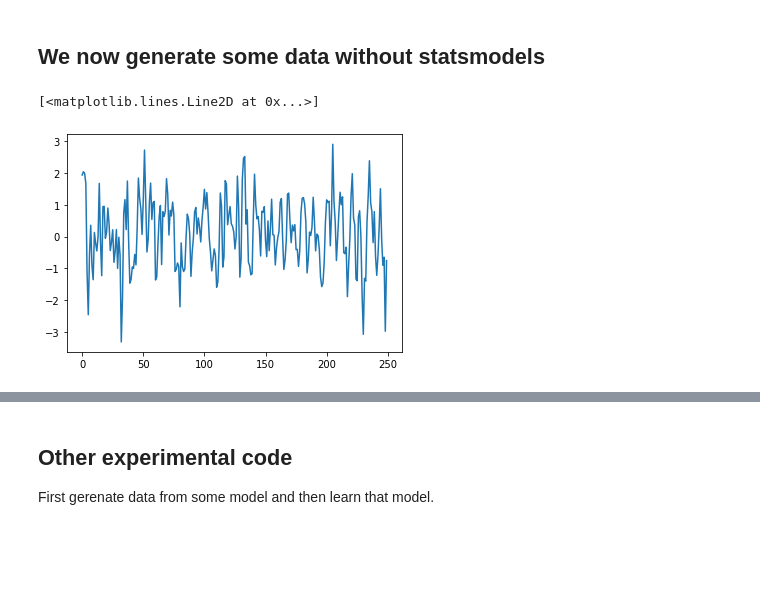
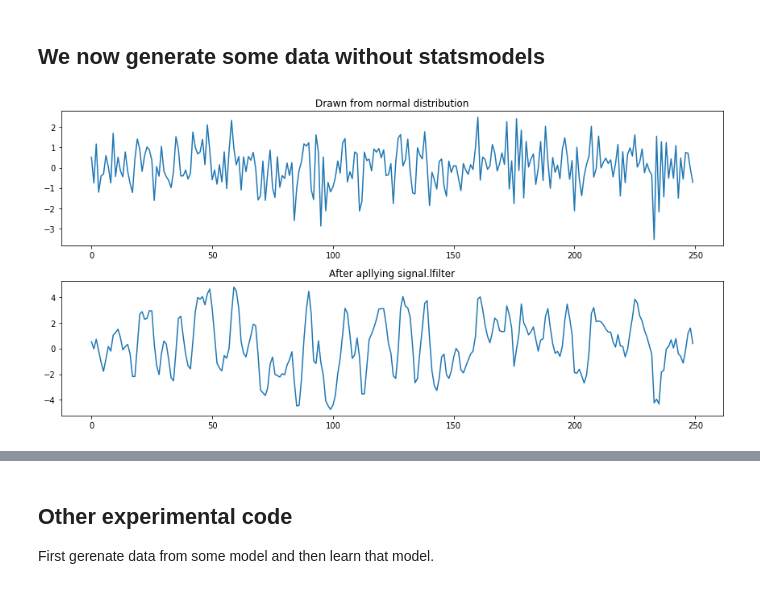
Before and after one commit to clemenspeters/ARIMA, a Jupyter notebook: experiment_sm-tsa-arma_generate_sample.ipynb, the cells around one changed output, grey strips where cells are left out. Saved outputs shown, nothing was run; the diff lists cells and outputs as text; code cells hidden in the pictures; blank space fills up the shorter version.

Commit message:
Adds plots and more insights on the generated data.

```diff
--- a/experiment_sm-tsa-arma_generate_sample.ipynb
+++ b/experiment_sm-tsa-arma_generate_sample.ipynb
@@ -78,12 +78,18 @@ legend = ax.legend(loc='upper left')
 from scipy import signal
 sigma = 1
 distrvs = np.random.randn
-nsample = nobs # number of observations/samples
+nsample = 250 # number of observations/samples
 burnin = 0
 eta = sigma * distrvs(nsample + burnin) # this is where the random samples are drawn. Maybe we can insert our anomalies here?
-yCompare = signal.lfilter(maparams, arparams, eta)
+y = signal.lfilter(maparams, arparams, eta)
-# %%
-plt.plot(np.arange(250), yCompare) # plot the generated timeseries
-# %% [output]
-[<matplotlib.lines.Line2D at 0x...>]
-[figure, removed]
+# %%
+fig = plt.figure(1, figsize=(12, 6))
+ax1 = fig.add_subplot(211)
+ax1.title.set_text("Drawn from normal distribution")
+ax1.plot(np.arange(nsample), eta)
+ax2 = fig.add_subplot(212)
+ax2.title.set_text("After apllying signal.lfilter")
+ax2.plot(np.arange(nsample), y)
+plt.tight_layout() # avoid overlapping plot titles
+# %% [output]
+[figure, added]
```
Also changed, not shown: parts of 8 cells of this notebook.
